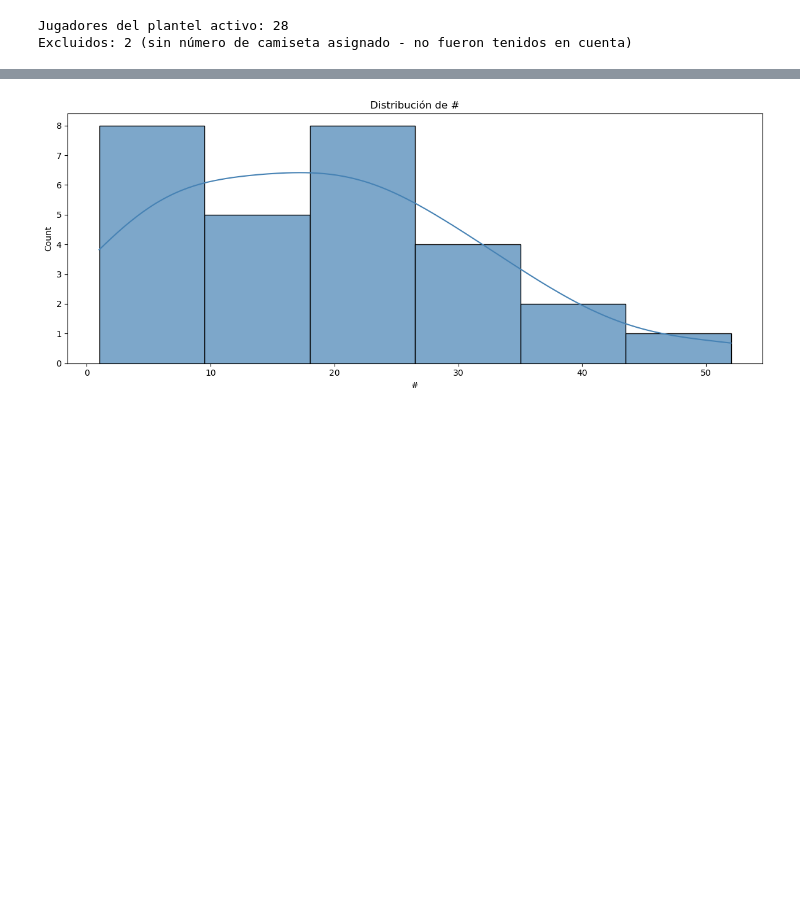
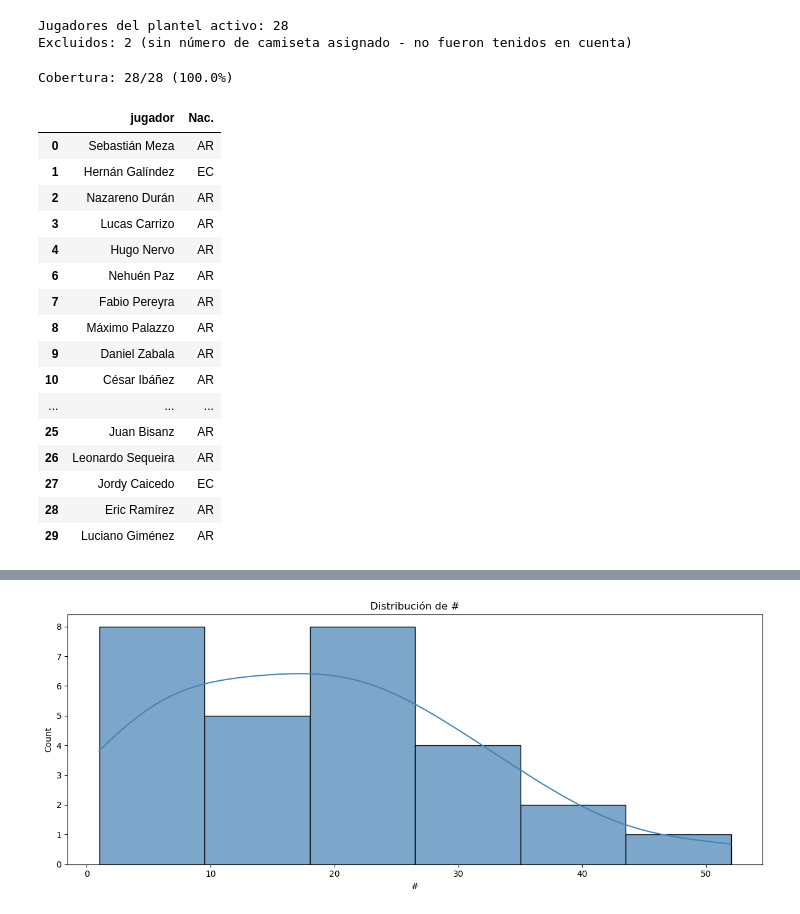
Before and after one commit to andressonsino/football-data-analysis, a Jupyter notebook: huracan/plantel_huracan_2026_semestre_1.ipynb, the cells around one changed output, grey strips where cells are left out. Cells and saved outputs as stored; diff of their text form; code cells hidden in the pictures; blank space fills up the shorter version.

```diff
--- a/huracan/plantel_huracan_2026_semestre_1.ipynb
+++ b/huracan/plantel_huracan_2026_semestre_1.ipynb
@@ -325,6 +325,78 @@ print(f'Excluidos: {len(df_clean) - len(df)} (sin número de camiseta asignado -
 # %% [output]
 Jugadores del plantel activo: 28
 Excluidos: 2 (sin número de camiseta asignado - no fueron tenidos en cuenta)
+# %%
+# ── Completar valores manualmente ────────────────────────────────────────
+# Usar códigos estándar según el tipo de dato:
+# Nacionalidades → ISO 3166-1 alpha-2 (AR, BR, UY, EC, etc.)
+# Documentar la fuente de consulta en el comentario
+
+valores_manuales = {
+    'Sebastián Meza': 'AR',
+    'Hernán Galíndez': 'EC',
+    'Nazareno Durán': 'AR',
+    'Lucas Carrizo': 'AR',
+    'Hugo Nervo': 'AR',
+    'Nehuén Paz': 'AR',
+    'Fabio Pereyra': 'AR',
+    'Máximo Palazzo': 'AR',
+    'Daniel Zabala': 'AR',
+    'César Ibáñez': 'AR',
+    'Leandro Lescano': 'AR',
+    'Lucas Blondel': 'CH',
+    'Federico Vera': 'AR',
+    'Ignacio Campo': 'AR',
+    'Emmanuel Ojeda': 'AR',
+    'Lautaro Mora': 'AR',
+    'Leonardo Gil': 'AR',
+    'Facundo Kalinger': 'AR',
+    'Facundo Waller': 'UY',
+    'Thaiel Peralta': 'AR',
+    'Óscar Romero': 'PY',
+    'Óscar Cortés': 'CO',
+    'Alejandro Martínez': 'AR',
+    'Juan Bisanz': 'AR',
+    'Leonardo Sequeira': 'AR',
+    'Jordy Caicedo': 'EC',
+    'Eric Ramírez': 'AR',
+    'Luciano Giménez': 'AR'
+    }
+
+# ── Columna de búsqueda y columna a completar ─────────────────────────────
+COL_BUSQUEDA = 'jugador'
+COL_COMPLETAR = 'Nac.'
+
+for nombre, valor in valores_manuales.items():
+    mask = df[COL_BUSQUEDA].str.contains(nombre, na=False)
+    if mask.sum() == 0:
+        print(f'⚠️  No se encontró: {nombre}')
+    else:
+        df.loc[mask, COL_COMPLETAR] = valor
+
+# ── Verificar cobertura ───────────────────────────────────────────────────
+total = len(df)
+completados = df[COL_COMPLETAR].notna().sum()
+print(f'Cobertura: {completados}/{total} ({completados/total*100:.1f}%)')
+display(df[[COL_BUSQUEDA, COL_COMPLETAR]])
+# %% [output]
+Cobertura: 28/28 (100.0%)
+|  | jugador | Nac. |
+| 0 | Sebastián Meza | AR |
+| 1 | Hernán Galíndez | EC |
+| 2 | Nazareno Durán | AR |
+| 3 | Lucas Carrizo | AR |
+| 4 | Hugo Nervo | AR |
+| 6 | Nehuén Paz | AR |
+| 7 | Fabio Pereyra | AR |
+| 8 | Máximo Palazzo | AR |
+| 9 | Daniel Zabala | AR |
+| 10 | César Ibáñez | AR |
+| ... | ... | ... |
+| 25 | Juan Bisanz | AR |
+| 26 | Leonardo Sequeira | AR |
+| 27 | Jordy Caicedo | EC |
+| 28 | Eric Ramírez | AR |
+| 29 | Luciano Giménez | AR |
 # %%
 # Tipos de datos y nulos
 df.info()
```
Also changed, not shown: parts of 1 cell of this notebook.
